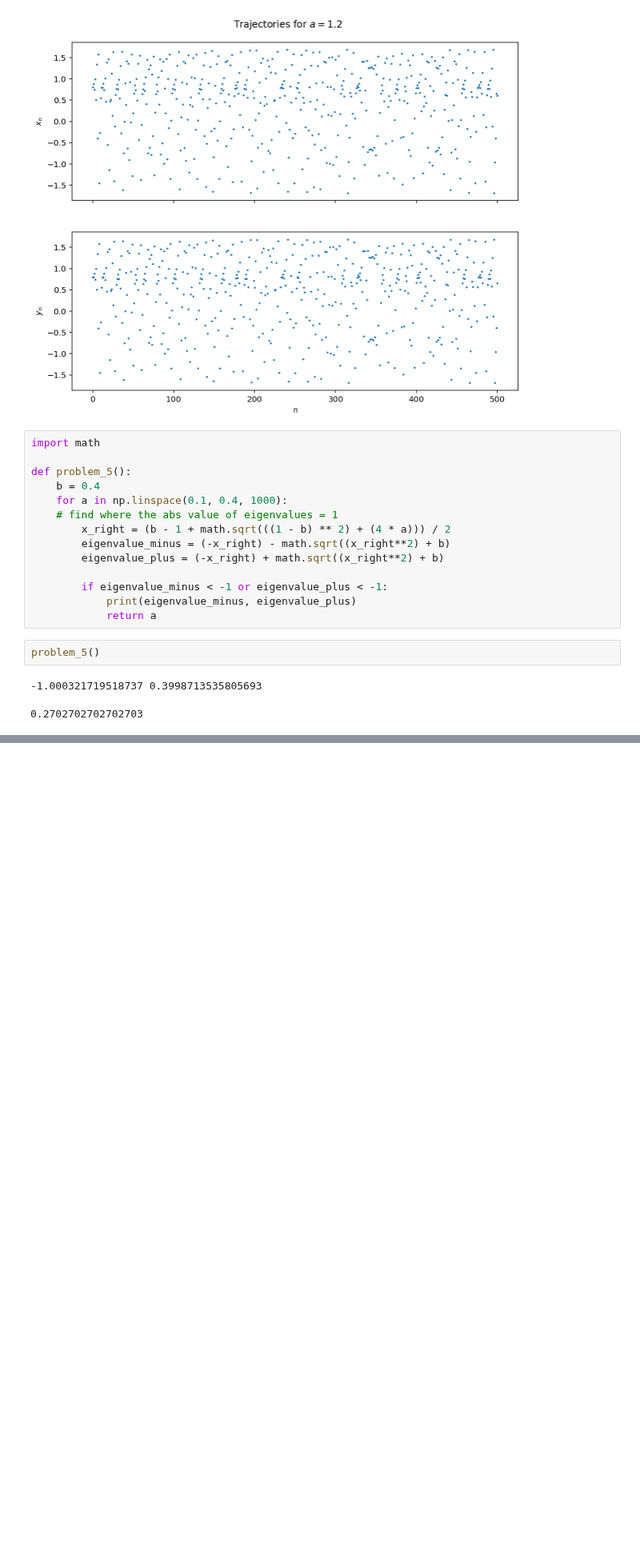
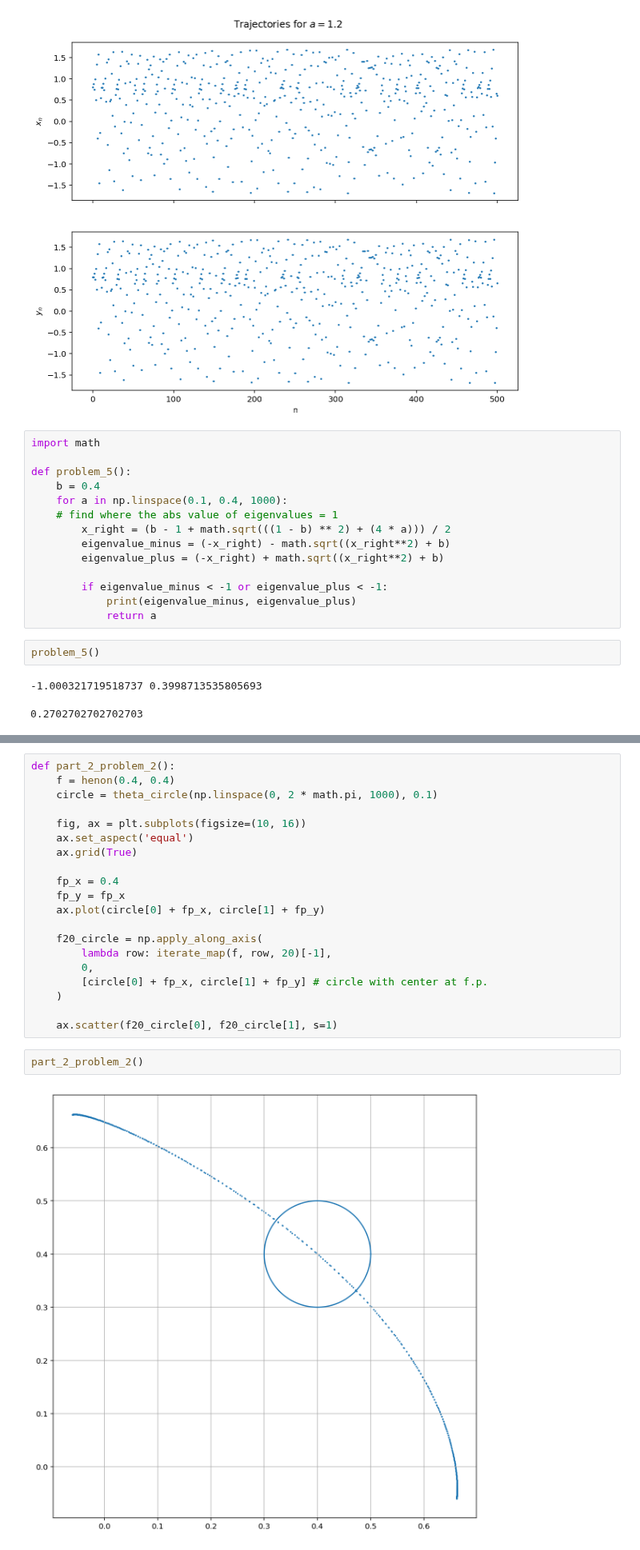
Before and after one commit to themichaelyang/dynsys, a Jupyter notebook: hw-6.ipynb, the cells around one changed output, grey strips where cells are left out. Shown at 80% size. Saved outputs shown, nothing was run; the diff lists cells and outputs as text; blank space fills up the shorter version.

```diff
--- a/hw-6.ipynb
+++ b/hw-6.ipynb
@@ -91,0 +132,24 @@ problem_6()
+# %%
+def part_2_problem_2():
+    f = henon(0.4, 0.4)
+    circle = theta_circle(np.linspace(0, 2 * math.pi, 1000), 0.1)
+
+    fig, ax = plt.subplots(figsize=(10, 16))
+    ax.set_aspect('equal')
+    ax.grid(True)
+
+    fp_x = 0.4
+    fp_y = fp_x
+    ax.plot(circle[0] + fp_x, circle[1] + fp_y)
+
+    f20_circle = np.apply_along_axis(
+        lambda row: iterate_map(f, row, 20)[-1],
+        0,
+        [circle[0] + fp_x, circle[1] + fp_y] # circle with center at f.p.
+    )
+
+    ax.scatter(f20_circle[0], f20_circle[1], s=1)
+# %%
+part_2_problem_2()
+# %% [output]
+[figure, added]
```
Also changed, not shown: parts of 4 cells of this notebook, 1 other file.
